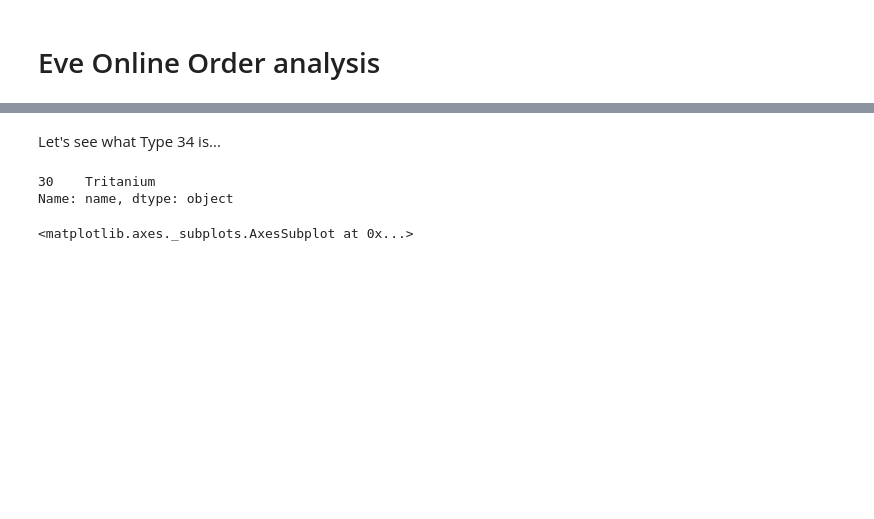
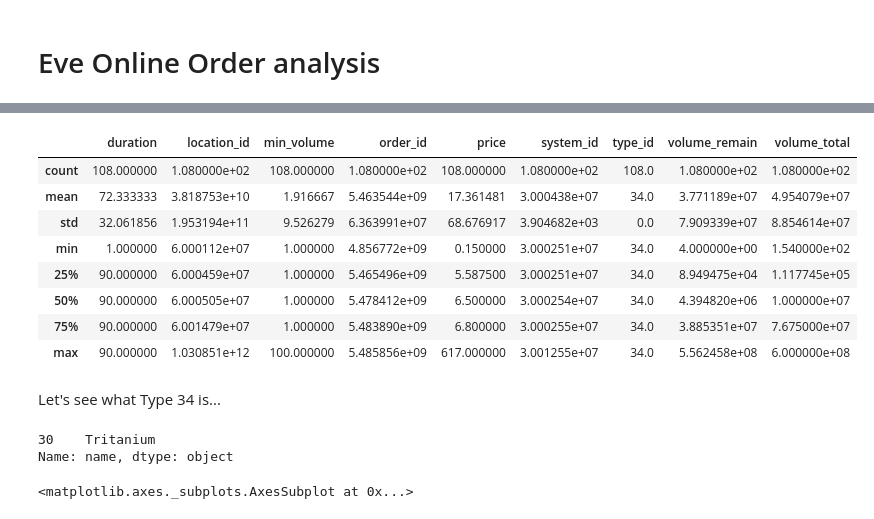
Before and after one commit to goern/eve-dataverse, a Jupyter notebook: notebooks/Eve Online Order analysis.ipynb, the cells around one changed output, grey strips where cells are left out. Saved outputs shown, nothing was run; the diff lists cells and outputs as text; code cells hidden in the pictures; blank space fills up the shorter version.

```diff
--- a/notebooks/Eve Online Order analysis.ipynb
+++ b/notebooks/Eve Online Order analysis.ipynb
@@ -21,3 +21,15 @@ orders.head()
+# %%
+orders.describe()
+# %% [output]
+|  | duration | location_id | min_volume | order_id | price | system_id | type_id | volume_remain | volume_total |
+| count | 108.000000 | 1.080000e+02 | 108.000000 | 1.080000e+02 | 108.000000 | 1.080000e+02 | 108.0 | 1.080000e+02 | 1.080000e+02 |
+| mean | 72.333333 | 3.818753e+10 | 1.916667 | 5.463544e+09 | 17.361481 | 3.000438e+07 | 34.0 | 3.771189e+07 | 4.954079e+07 |
+| std | 32.061856 | 1.953194e+11 | 9.526279 | 6.363991e+07 | 68.676917 | 3.904682e+03 | 0.0 | 7.909339e+07 | 8.854614e+07 |
+| min | 1.000000 | 6.000112e+07 | 1.000000 | 4.856772e+09 | 0.150000 | 3.000251e+07 | 34.0 | 4.000000e+00 | 1.540000e+02 |
+| 25% | 90.000000 | 6.000459e+07 | 1.000000 | 5.465496e+09 | 5.587500 | 3.000251e+07 | 34.0 | 8.949475e+04 | 1.117745e+05 |
+| 50% | 90.000000 | 6.000505e+07 | 1.000000 | 5.478412e+09 | 6.500000 | 3.000254e+07 | 34.0 | 4.394820e+06 | 1.000000e+07 |
+| 75% | 90.000000 | 6.001479e+07 | 1.000000 | 5.483890e+09 | 6.800000 | 3.000255e+07 | 34.0 | 3.885351e+07 | 7.675000e+07 |
+| max | 90.000000 | 1.030851e+12 | 100.000000 | 5.485856e+09 | 617.000000 | 3.001255e+07 | 34.0 | 5.562458e+08 | 6.000000e+08 |
 # %%
 import json
 
```
Also changed, not shown: parts of 4 cells of this notebook, 5 other files.
